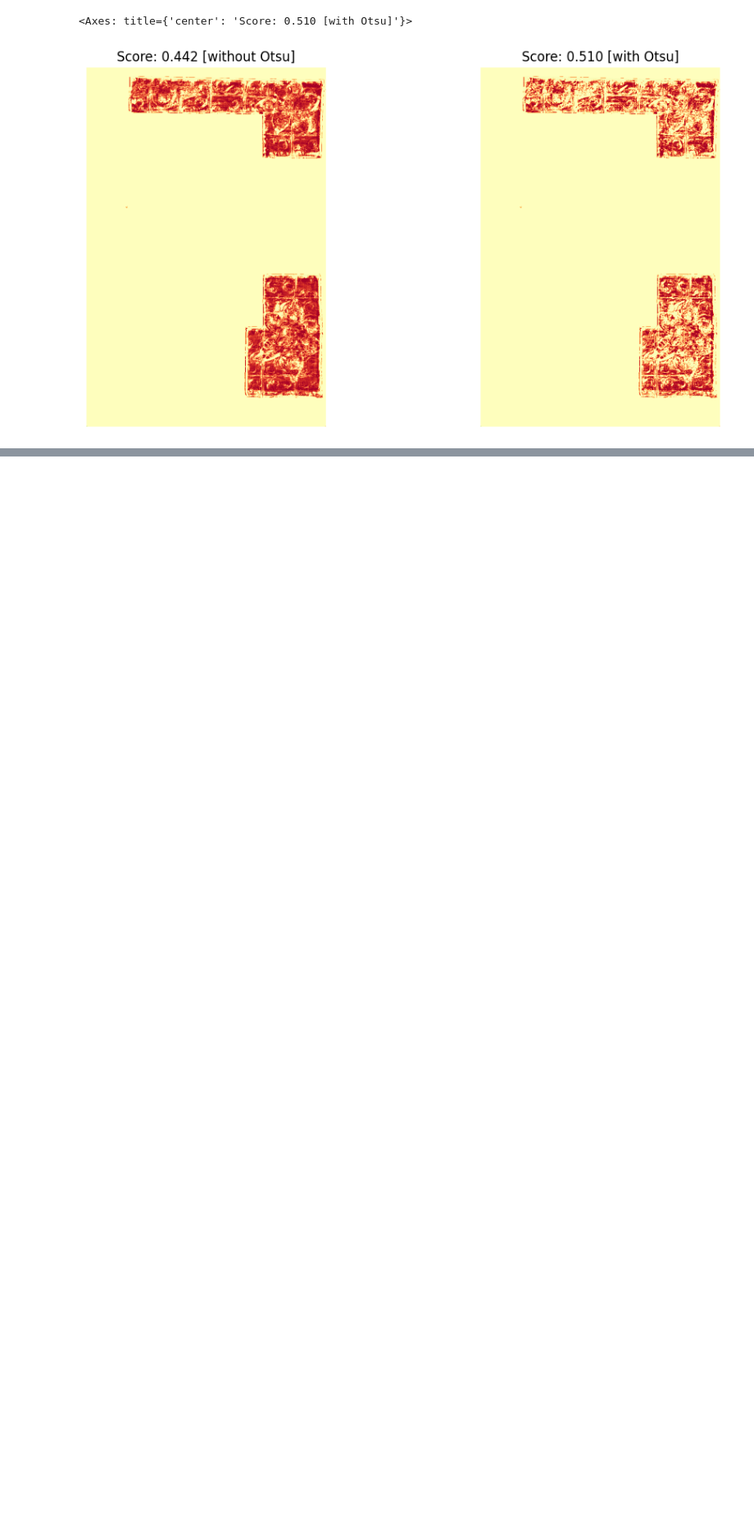
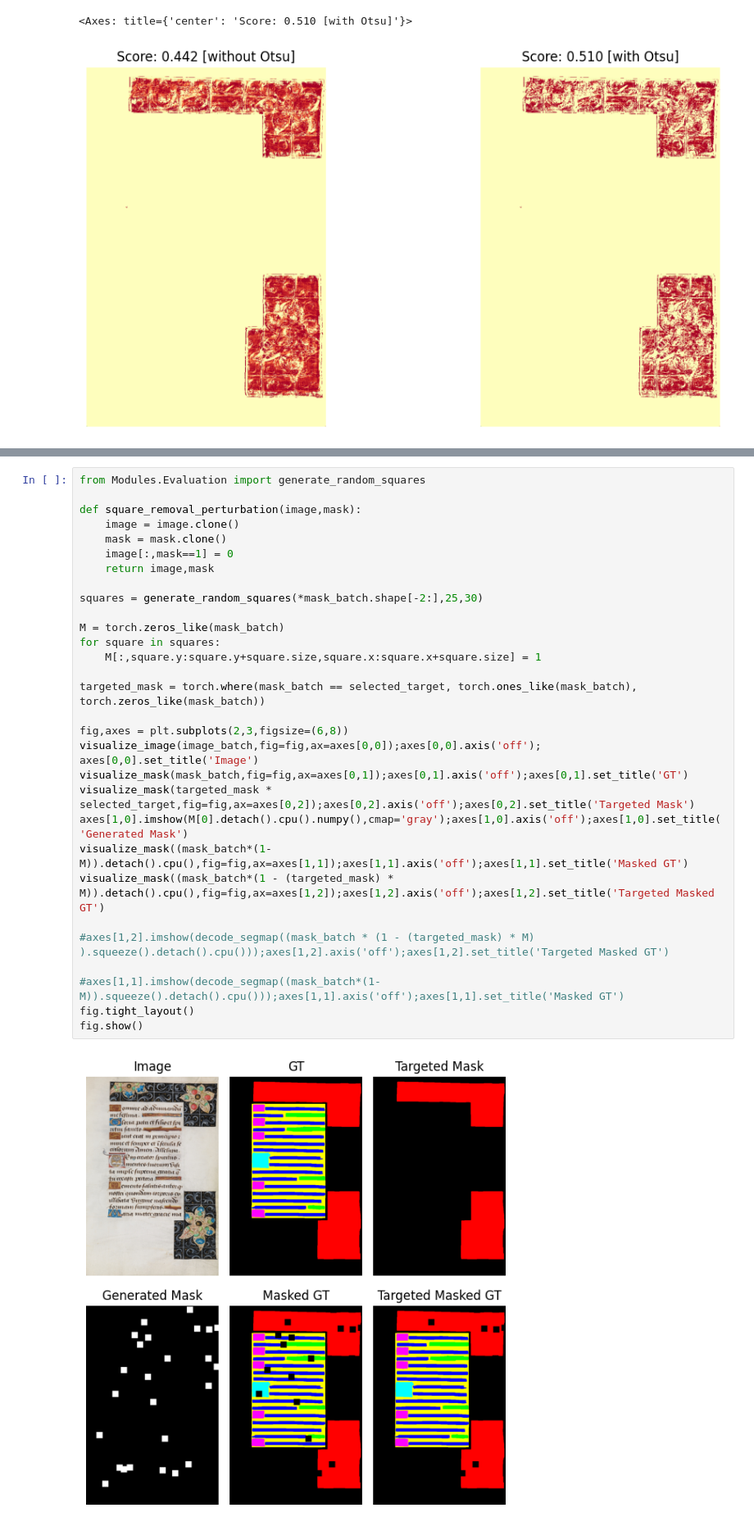
Before and after one commit to iheb-brini/SegClarity, a Jupyter notebook: Notebooks/03_Attributions_on_documents.ipynb, the cells around one changed output, grey strips where cells are left out. Shown at 82% size. Saved outputs shown, nothing was run; the diff lists cells and outputs as text; blank space fills up the shorter version.

```diff
--- a/Notebooks/03_Attributions_on_documents.ipynb
+++ b/Notebooks/03_Attributions_on_documents.ipynb
@@ -273,0 +284,32 @@ generate_heatmap(attr_otsu,fig=fig,ax=axes[1],title=f'Score: {acs_otsu:.3f} [wit
+# %%
+from Modules.Evaluation import generate_random_squares
+
+def square_removal_perturbation(image,mask):
+    image = image.clone()
+    mask = mask.clone()
+    image[:,mask==1] = 0
+    return image,mask
+
+squares = generate_random_squares(*mask_batch.shape[-2:],25,30)
+
+M = torch.zeros_like(mask_batch)
+for square in squares:
+    M[:,square.y:square.y+square.size,square.x:square.x+square.size] = 1
+
+targeted_mask = torch.where(mask_batch == selected_target, torch.ones_like(mask_batch), torch.zeros_like(mask_batch))
+
+fig,axes = plt.subplots(2,3,figsize=(6,8))
+visualize_image(image_batch,fig=fig,ax=axes[0,0]);axes[0,0].axis('off'); axes[0,0].set_title('Image')
+visualize_mask(mask_batch,fig=fig,ax=axes[0,1]);axes[0,1].axis('off');axes[0,1].set_title('GT')
+visualize_mask(targeted_mask * selected_target,fig=fig,ax=axes[0,2]);axes[0,2].axis('off');axes[0,2].set_title('Targeted Mask')
+axes[1,0].imshow(M[0].detach().cpu().numpy(),cmap='gray');axes[1,0].axis('off');axes[1,0].set_title('Generated Mask')
+visualize_mask((mask_batch*(1-M)).detach().cpu(),fig=fig,ax=axes[1,1]);axes[1,1].axis('off');axes[1,1].set_title('Masked GT')
+visualize_mask((mask_batch*(1 - (targeted_mask) * M)).detach().cpu(),fig=fig,ax=axes[1,2]);axes[1,2].axis('off');axes[1,2].set_title('Targeted Masked GT')
+
+#axes[1,2].imshow(decode_segmap((mask_batch * (1 - (targeted_mask) * M) ).squeeze().detach().cpu()));axes[1,2].axis('off');axes[1,2].set_title('Targeted Masked GT')
+
+#axes[1,1].imshow(decode_segmap((mask_batch*(1-M)).squeeze().detach().cpu()));axes[1,1].axis('off');axes[1,1].set_title('Masked GT')
+fig.tight_layout()
+fig.show()
+# %% [output]
+[figure, added]
```
Also changed, not shown: parts of 6 cells of this notebook, 1 other file.
